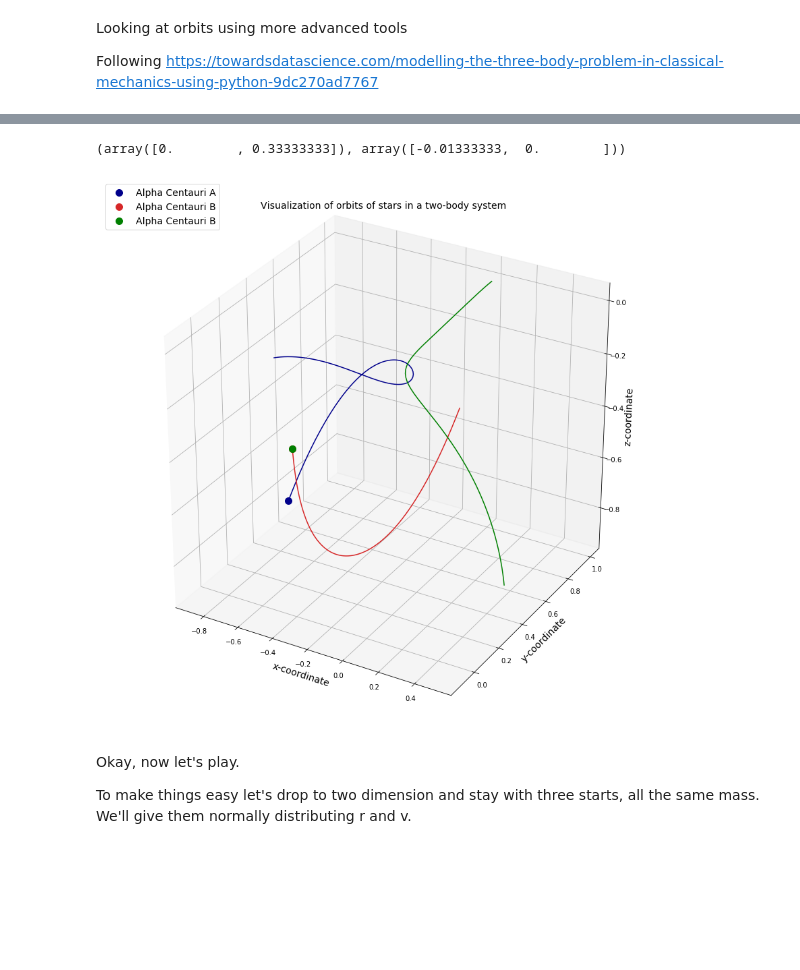
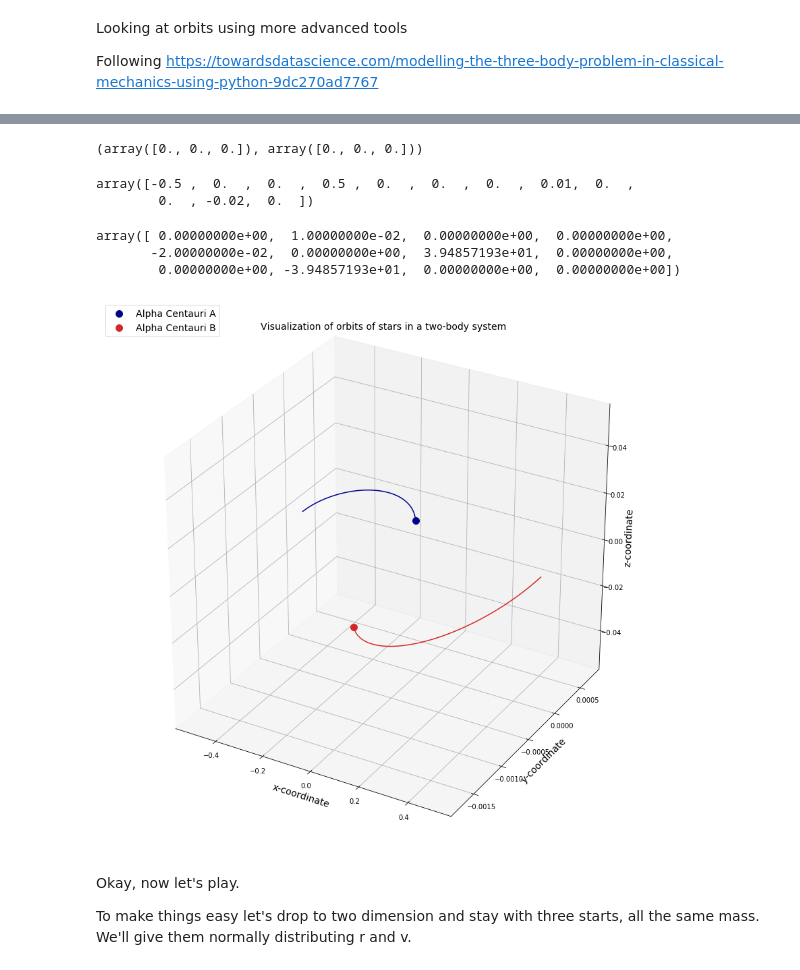
Before and after one commit to jackbenn/orbits, a Jupyter notebook: orbits.ipynb, the cells around one changed output, grey strips where cells are left out. Cells and saved outputs as stored; diff of their text form; code cells hidden in the pictures; blank space fills up the shorter version.

```diff
--- a/orbits.ipynb
+++ b/orbits.ipynb
@@ -37,12 +66,36 @@ v = np.array([[ 0.01, 0.01],
+# %%
+m = np.ones(2) * 0.001
+
+r = np.array([[-1, 0, 0],
+              [ 1, 0, 0]])
+
+v = np.array([[ 0.00,  0.2,    0],
+              [ 0.00, -0.2,    0]], dtype="float64")
 # %%
 r_com = (r * m[:, None]).sum(axis=0)/m.sum()
 v_com = (v * m[:, None]).sum(axis=0)/m.sum()
 # %%
 r_com, v_com
 # %% [output]
-(array([0.        , 0.33333333]), array([-0.01333333,  0.        ]))
+(array([0., 0., 0.]), array([0., 0., 0.]))
 # %%
-def three_body_equations(w, t, G, m1, m2, m3):
+def orbit_equations(w, t, G, m):
+    ndims = 3
+    n = w.shape[0]//2//ndims
+    r = w[:ndims*n].reshape((-1, ndims))
+    v = w[ndims*n:].reshape((-1, ndims))
+
+    diff = r.reshape((-1, 1, ndims)) - r
+    dist = np.sqrt((diff**2).sum(axis=2))**3
+
+    forces = K1 * (diff / dist[:, :, None])
+    forces[np.arange(n), np.arange(n), :] = 0
+    #print(forces)
+    dvdt = forces.sum(axis=0)
+
+    drdt = K2 * v
+    derivs = np.concatenate([drdt, dvdt]).flatten()
+    '''
     r1 = w[:3]
     r2 = w[3:6]
     r3 = w[6:9]
@@ -63,19 +116,32 @@ def three_body_equations(w, t, G, m1, m2, m3):
     r_derivs = np.concatenate((r12_derivs,dr3bydt))
     v12_derivs = np.concatenate((dv1bydt,dv2bydt))
     v_derivs = np.concatenate((v12_derivs,dv3bydt))
-    derivs = np.concatenate((r_derivs,v_derivs))
+    derivs = np.concatenate((r_derivs,v_derivs))'''
     return derivs
+# %%
+init_params
+# %% [output]
+array([-0.5 ,  0.  ,  0.  ,  0.5 ,  0.  ,  0.  ,  0.  ,  0.01,  0.  ,
+        0.  , -0.02,  0.  ])
+# %%
+orbit_equations(init_params, 1, G, m)
+# %% [output]
+array([ 0.00000000e+00,  1.00000000e-02,  0.00000000e+00,  0.00000000e+00,
+       -2.00000000e-02,  0.00000000e+00,  3.94857193e+01,  0.00000000e+00,
+        0.00000000e+00, -3.94857193e+01,  0.00000000e+00,  0.00000000e+00])
 # %%
 #Package initial parameters
-init_params = np.array([r1,r2,r3,v1,v2,v3]) #Initial parameters
-init_params = init_params.flatten() #Flatten to make 1D array
-time_span = np.linspace(0,20,500) #20 orbital periods and 500 points
+init_params = np.concatenate([r, v]).flatten() #Initial parameters
+time_span = np.linspace(0, .12, 500) #20 orbital periods and 500 points
+
+
+
 
 #Run the ODE solver
-three_body_sol  = scipy.integrate.odeint(three_body_equations,
+three_body_sol  = scipy.integrate.odeint(orbit_equations,
                                          init_params,
                                          time_span,
-                                         args=(G, *m))
+                                         args=(G, m))
 # %%
 r1_sol = three_body_sol[:,:3]
 r2_sol = three_body_sol[:,3:6]
@@ -83,29 +149,29 @@ r3_sol = three_body_sol[:,6:9]
 # %%
 #Create figure
 fig = plt.figure(figsize=(15,15))
 
 #Create 3D axes
 ax = fig.add_subplot(111,projection="3d")
 
 #Plot the orbits
 ax.plot(r1_sol[:,0],r1_sol[:,1],r1_sol[:,2],color="darkblue")
 ax.plot(r2_sol[:,0],r2_sol[:,1],r2_sol[:,2],color="tab:red")
-ax.plot(r3_sol[:,0],r3_sol[:,1],r3_sol[:,2],color="green")
+#ax.plot(r3_sol[:,0],r3_sol[:,1],r3_sol[:,2],color="green")
 
 #Plot the final positions of the stars
 ax.scatter(r1_sol[-1,0],r1_sol[-1,1],r1_sol[-1,2],color="darkblue",marker="o",s=100,label="Alpha Centauri A")
 ax.scatter(r2_sol[-1,0],r2_sol[-1,1],r2_sol[-1,2],color="tab:red",marker="o",s=100,label="Alpha Centauri B")
-ax.scatter(r2_sol[-1,0],r2_sol[-1,1],r2_sol[-1,2],color="green",marker="o",s=100,label="Alpha Centauri B")
+#ax.scatter(r2_sol[-1,0],r2_sol[-1,1],r2_sol[-1,2],color="green",marker="o",s=100,label="Alpha Centauri B")
 
 
 #Add a few more bells and whistles
 ax.set_xlabel("x-coordinate",fontsize=14)
 ax.set_ylabel("y-coordinate",fontsize=14)
 ax.set_zlabel("z-coordinate",fontsize=14)
 ax.set_title("Visualization of orbits of stars in a two-body system\n",fontsize=14)
 ax.legend(loc="upper left",fontsize=14);
 # %% [output]
-[figure, old version]
+[figure, new version]
 # %% [markdown]
 Okay, now let's play.
 
```
Also changed, not shown: parts of 6 cells of this notebook.
